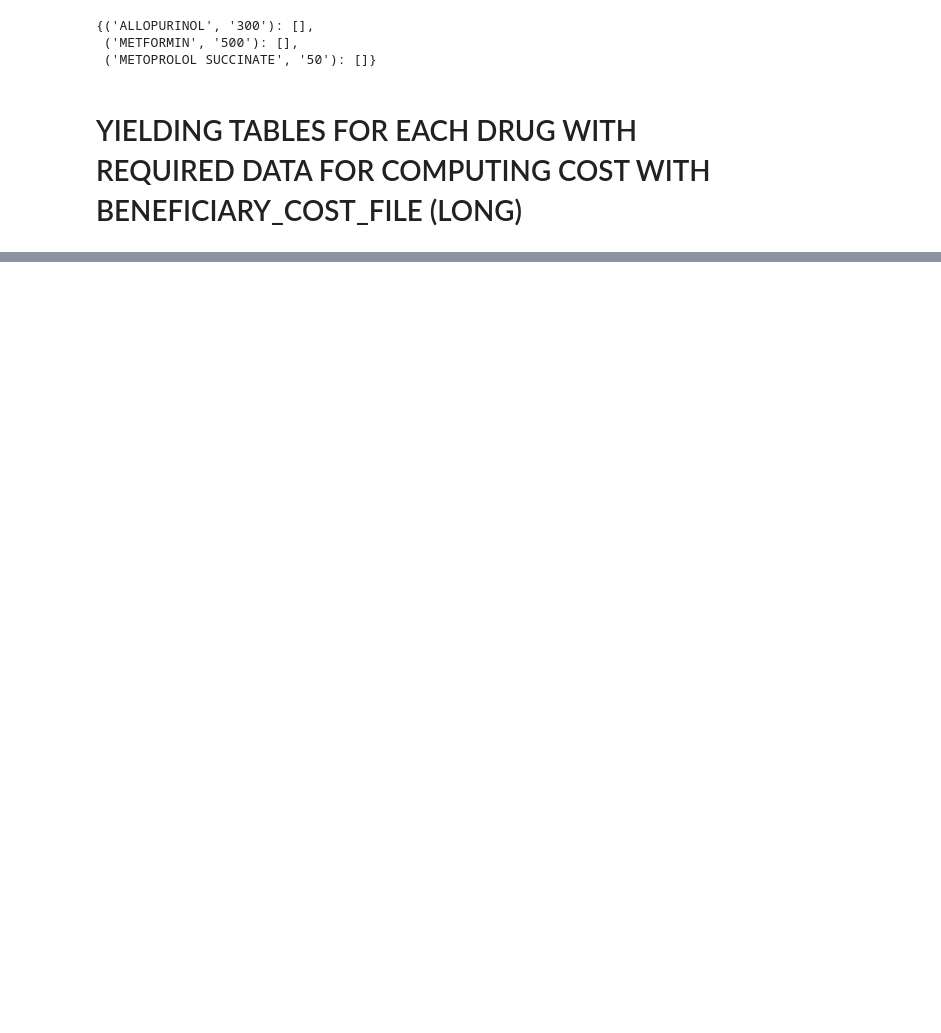
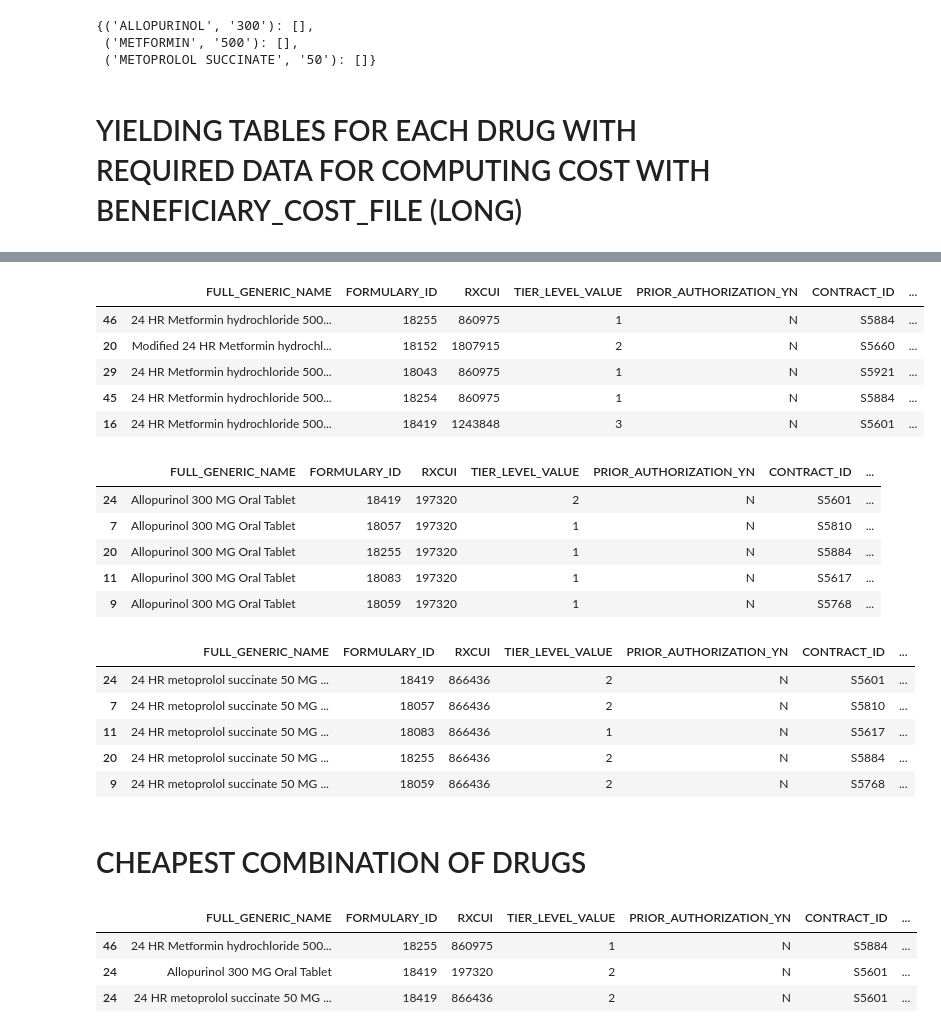
Before and after one commit to khayyamsaleem/medaccess, a Jupyter notebook: src/PDP_FINDER.ipynb, the cells around one changed output, grey strips where cells are left out. Cells and saved outputs as stored; diff of their text form; code cells hidden in the pictures; blank space fills up the shorter version.

```diff
--- a/src/PDP_FINDER.ipynb
+++ b/src/PDP_FINDER.ipynb
@@ -163,0 +166,6 @@ for key in user_generics:
+# %%
+for key in user_generics:
+    user_generics[key]['TOTAL_COST'] = user_generics[key]['COST_AMT_PREF']*12 + \
+                                        user_generics[key]['PREMIUM']*12 + \
+                                        user_generics[key]['DEDUCTIBLE']
+    user_generics[key] = user_generics[key].sort_values('TOTAL_COST',ascending=True)
@@ -163,0 +174,24 @@ for key in user_generics:
+# %%
+for key in top_five:
+    display(top_five[key])
+# %% [output]
+|  | FULL_GENERIC_NAME | FORMULARY_ID | RXCUI | TIER_LEVEL_VALUE | PRIOR_AUTHORIZATION_YN | CONTRACT_ID | ... |
+| 46 | 24 HR Metformin hydrochloride 500... | 18255 | 860975 | 1 | N | S5884 | ... |
+| 20 | Modified 24 HR Metformin hydrochl... | 18152 | 1807915 | 2 | N | S5660 | ... |
+| 29 | 24 HR Metformin hydrochloride 500... | 18043 | 860975 | 1 | N | S5921 | ... |
+| 45 | 24 HR Metformin hydrochloride 500... | 18254 | 860975 | 1 | N | S5884 | ... |
+| 16 | 24 HR Metformin hydrochloride 500... | 18419 | 1243848 | 3 | N | S5601 | ... |
+|  | FULL_GENERIC_NAME | FORMULARY_ID | RXCUI | TIER_LEVEL_VALUE | PRIOR_AUTHORIZATION_YN | CONTRACT_ID | ... |
+| 24 | Allopurinol 300 MG Oral Tablet | 18419 | 197320 | 2 | N | S5601 | ... |
+| 7 | Allopurinol 300 MG Oral Tablet | 18057 | 197320 | 1 | N | S5810 | ... |
+| 20 | Allopurinol 300 MG Oral Tablet | 18255 | 197320 | 1 | N | S5884 | ... |
+| 11 | Allopurinol 300 MG Oral Tablet | 18083 | 197320 | 1 | N | S5617 | ... |
+| 9 | Allopurinol 300 MG Oral Tablet | 18059 | 197320 | 1 | N | S5768 | ... |
+|  | FULL_GENERIC_NAME | FORMULARY_ID | RXCUI | TIER_LEVEL_VALUE | PRIOR_AUTHORIZATION_YN | CONTRACT_ID | ... |
+| 24 | 24 HR metoprolol succinate 50 MG ... | 18419 | 866436 | 2 | N | S5601 | ... |
+| 7 | 24 HR metoprolol succinate 50 MG ... | 18057 | 866436 | 2 | N | S5810 | ... |
+| 11 | 24 HR metoprolol succinate 50 MG ... | 18083 | 866436 | 1 | N | S5617 | ... |
+| 20 | 24 HR metoprolol succinate 50 MG ... | 18255 | 866436 | 2 | N | S5884 | ... |
+| 9 | 24 HR metoprolol succinate 50 MG ... | 18059 | 866436 | 2 | N | S5768 | ... |
+# %% [markdown]
+# CHEAPEST COMBINATION OF DRUGS
@@ -163,0 +202,7 @@ for key in user_generics:
+# %%
+cheapest_combo
+# %% [output]
+|  | FULL_GENERIC_NAME | FORMULARY_ID | RXCUI | TIER_LEVEL_VALUE | PRIOR_AUTHORIZATION_YN | CONTRACT_ID | ... |
+| 46 | 24 HR Metformin hydrochloride 500... | 18255 | 860975 | 1 | N | S5884 | ... |
+| 24 | Allopurinol 300 MG Oral Tablet | 18419 | 197320 | 2 | N | S5601 | ... |
+| 24 | 24 HR metoprolol succinate 50 MG ... | 18419 | 866436 | 2 | N | S5601 | ... |
```
Also changed, not shown: parts of 10 cells of this notebook.
